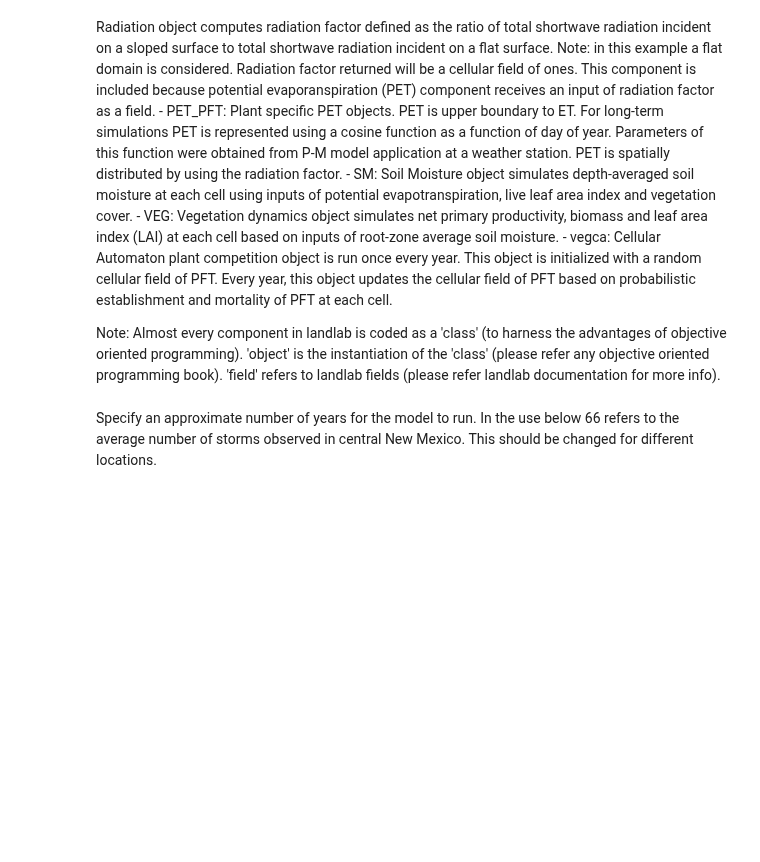
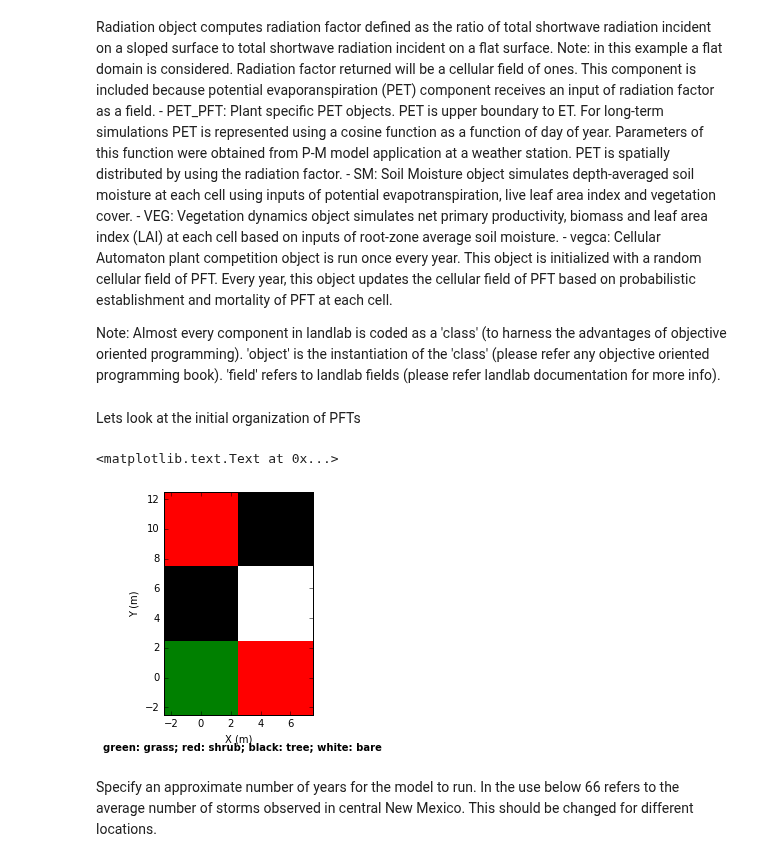
Before and after one commit to landlab/tutorials, a Jupyter notebook: ecohydrology/cellular_automaton_vegetation_flat_surface/cellular_automaton_vegetation_flat_domain.ipynb, the cells around one changed output. Drawn from its saved outputs; the diff is of its cells as text; code cells hidden in the pictures; blank space fills up the shorter version.

```diff
--- a/ecohydrology/cellular_automaton_vegetation_flat_surface/cellular_automaton_vegetation_flat_domain.ipynb
+++ b/ecohydrology/cellular_automaton_vegetation_flat_surface/cellular_automaton_vegetation_flat_domain.ipynb
@@ -71,6 +71,26 @@ Note: Almost every component in landlab is coded as a 'class' (to harness the ad
 # %%
 PD_D, PD_W, Rad, PET_Tree, PET_Shrub, PET_Grass, SM, VEG, vegca =   \
                                    Initialize_(data, grid, grid1)
+# %% [markdown]
+Lets look at the initial organization of PFTs
+# %%
+import matplotlib.pyplot as plt
+from landlab.plot import imshow_grid
+import matplotlib as mpl
+cmap = mpl.colors.ListedColormap(
+            ['green', 'red', 'black', 'white', 'red', 'black'])
+bounds = [-0.5, 0.5, 1.5, 2.5, 3.5, 4.5, 5.5]
+norm = mpl.colors.BoundaryNorm(bounds, cmap.N)
+description = 'green: grass; red: shrub; black: tree; white: bare'
+plt.figure(101)
+imshow_grid(grid, 'vegetation__plant_functional_type', values_at='cell', cmap=cmap,
+            grid_units=('m', 'm'), norm=norm, limits=[0, 5],
+            allow_colorbar=False)
+plt.figtext(0.2, 0.0, description,
+            weight='bold', fontsize=10)
+# %% [output]
+<matplotlib.text.Text at 0x...>
+[figure, added]
 # %% [markdown]
 Specify an approximate number of years for the model to run. In the use below 66 refers to the average number of storms observed in central New Mexico. This should be changed for different locations.
 # %%
```
Also changed, not shown: parts of 5 cells of this notebook, 12 other files.
